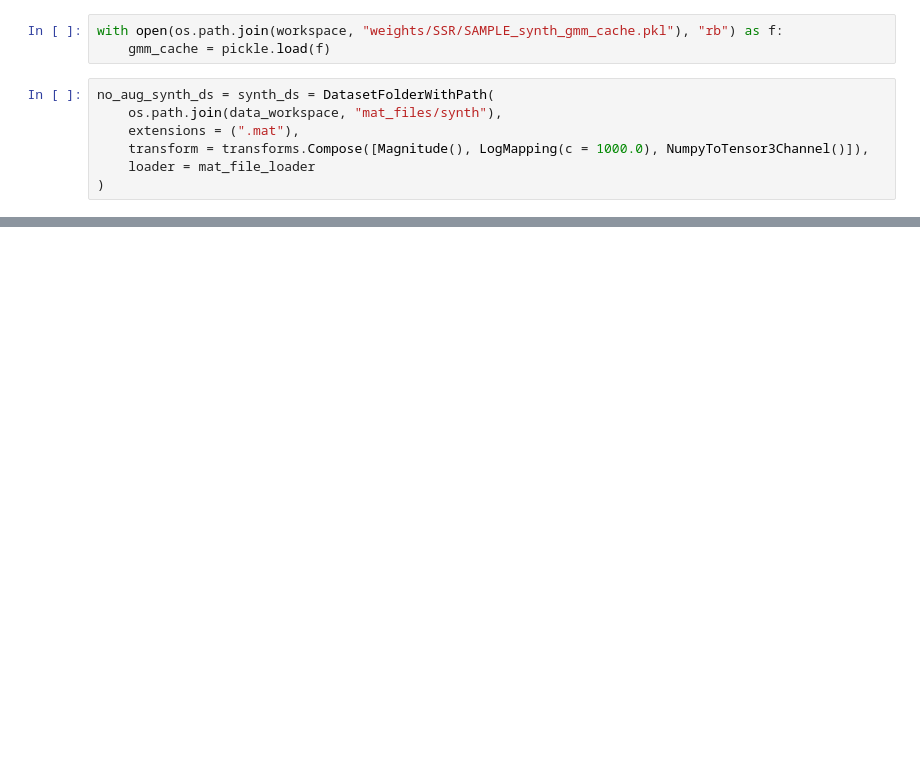
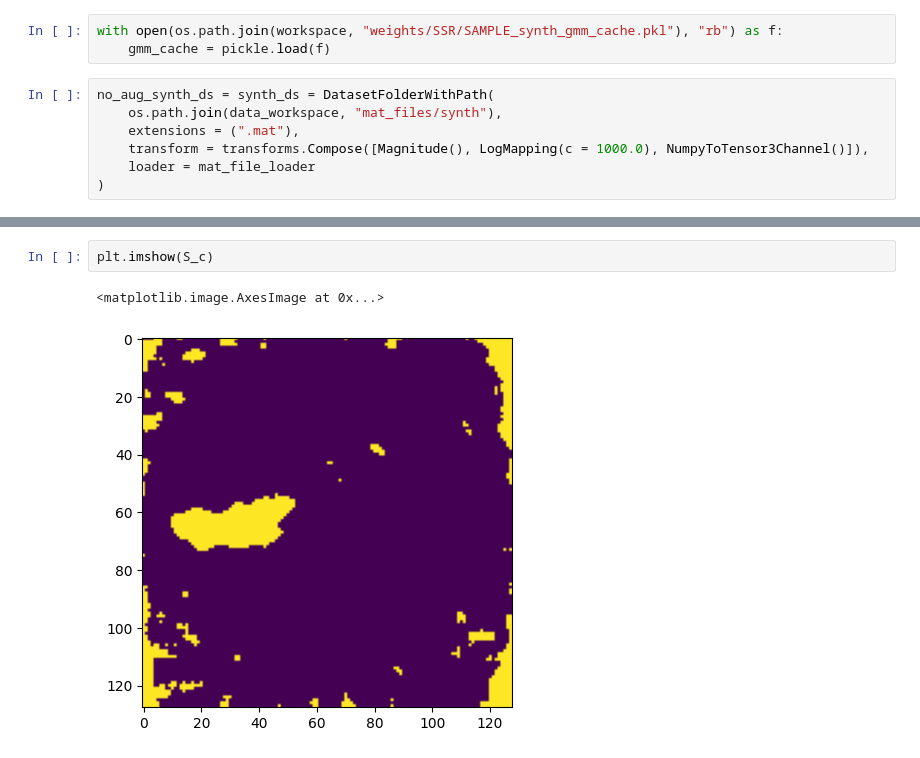
Before and after one commit to alvin-ng44/SAR_ML, a Jupyter notebook: notebooks/SSR/Segmentation/Zhao/zhao_for_synth.ipynb, the cells around one changed output, grey strips where cells are left out. Cells and saved outputs as stored; diff of their text form; blank space fills up the shorter version.

```diff
--- a/notebooks/SSR/Segmentation/Zhao/zhao_for_synth.ipynb
+++ b/notebooks/SSR/Segmentation/Zhao/zhao_for_synth.ipynb
@@ -107,0 +132,5 @@ plt.show()
+# %%
+plt.imshow(S_c)
+# %% [output]
+<matplotlib.image.AxesImage at 0x...>
+[figure, added]
```
Also changed, not shown: parts of 10 cells of this notebook.
